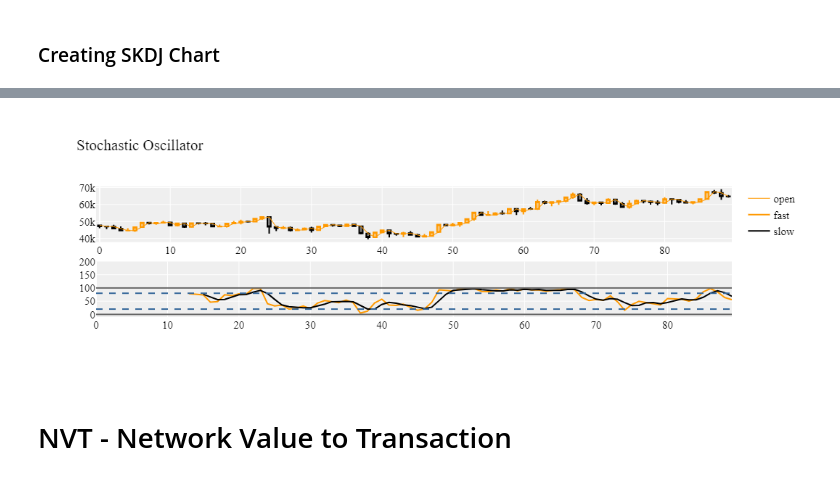
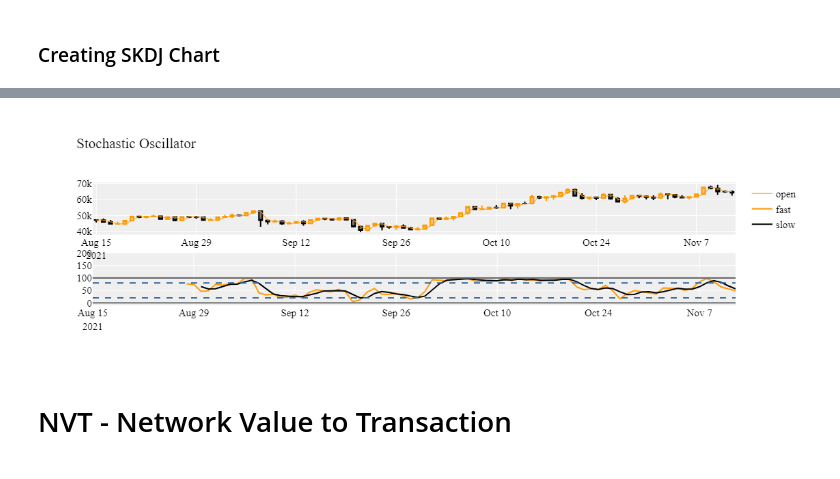
Before and after one commit to jeffreycfwang/p1t3, a Jupyter notebook: SKDJ.ipynb, the cells around one changed output, grey strips where cells are left out. Drawn from its saved outputs; the diff is of its cells as text; code cells hidden in the pictures.

```diff
--- a/SKDJ.ipynb
+++ b/SKDJ.ipynb
@@ -92,22 +92,25 @@ Name: close, Length: 91, dtype: float64
 # %% [markdown]
 # SKDJ - Stochastic Oscillator - Anjan
 # %%
+# Create dataframe to work with
+skdj_df = asset_data_df
+
 # Define Periods
 k_period = 14
 d_period = 3
 
 # Adds a 'n_high' column with max value of previous 14 periods
-asset_data_df['n_high'] = asset_data_df['high'].rolling(k_period).max()
+skdj_df['n_high'] = skdj_df['high'].rolling(k_period).max()
 
 # Adds a 'n_low' column with min value of previous 14 periods
-asset_data_df['n_low'] = asset_data_df['low'].rolling(k_period).min()
+skdj_df['n_low'] = skdj_df['low'].rolling(k_period).min()
 
 #Uses the min/max values to calculate the %k (as a percentage)
-asset_data_df['%k'] = (asset_data_df['close'] - asset_data_df['n_low']) * 100 / (asset_data_df['n_high'] - asset_data_df['n_low'])
+skdj_df['%k'] = (skdj_df['close'] - skdj_df['n_low']) * 100 / (skdj_df['n_high'] - skdj_df['n_low'])
 
 # Uses the %k to calculate a SMA over the past 3 values of %k
-asset_data_df['%d'] = asset_data_df['%k'].rolling(d_period).mean()
+skdj_df['%d'] = skdj_df['%k'].rolling(d_period).mean()
 
-asset_data_df.head(50)
+skdj_df.head(50)
 # %% [output]
 |  | date | open | close | high | low | volume | vwap | n_high | n_low | %k | %d |
@@ -135,15 +138,16 @@ from plotly.subplots import make_subplots
 
 # Create primary chart
 fig = make_subplots(rows=2, cols=1)
+skdj_df = skdj_df.set_index(pd.DatetimeIndex(skdj_df['date']))
 
 # Create Candlestick chart with an overlaid price line
 fig.append_trace(
     go.Candlestick(
-        x=asset_data_df.index,
-        open = asset_data_df['open'],
-        high = asset_data_df['high'],
-        low = asset_data_df['low'],
-        close = asset_data_df['close'],
+        x=skdj_df.index,
+        open = skdj_df['open'],
+        high = skdj_df['high'],
+        low = skdj_df['low'],
+        close = skdj_df['close'],
         increasing_line_color = '#ff9900',
         decreasing_line_color = 'black',
         showlegend = False
@@ -153,8 +157,8 @@ fig.append_trace(
 # price Line
 fig.append_trace(
     go.Scatter(
-        x = asset_data_df.index,
-        y = asset_data_df['open'],
+        x = skdj_df.index,
+        y = skdj_df['open'],
         line = dict(color='#ff9900', width=1),
         name = 'open',
     ), row=1, col=1
@@ -163,8 +167,8 @@ fig.append_trace(
 # Fast Signal (%k)
 fig.append_trace(
     go.Scatter(
-        x = asset_data_df.index,
-        y = asset_data_df['%k'],
+        x = skdj_df.index,
+        y = skdj_df['%k'],
         line = dict(color='#ff9900', width=2),
         name = 'fast',
     ), row=2, col=1
@@ -173,8 +177,8 @@ fig.append_trace(
 # Slow Signal (%d)
 fig.append_trace(
     go.Scatter(
-        x = asset_data_df.index,
-        y = asset_data_df['%d'],
+        x = skdj_df.index,
+        y = skdj_df['%d'],
         line = dict(color='#000000', width=2),
         name = 'slow'
     ), row=2, col=1
@@ -212,4 +217,4 @@ fig.show()
-[figure, old version]
+[figure, new version]
 # %%
 ### Logic
 # # Overbought status
```
Also changed, not shown: parts of 4 cells of this notebook, 2 other files.
